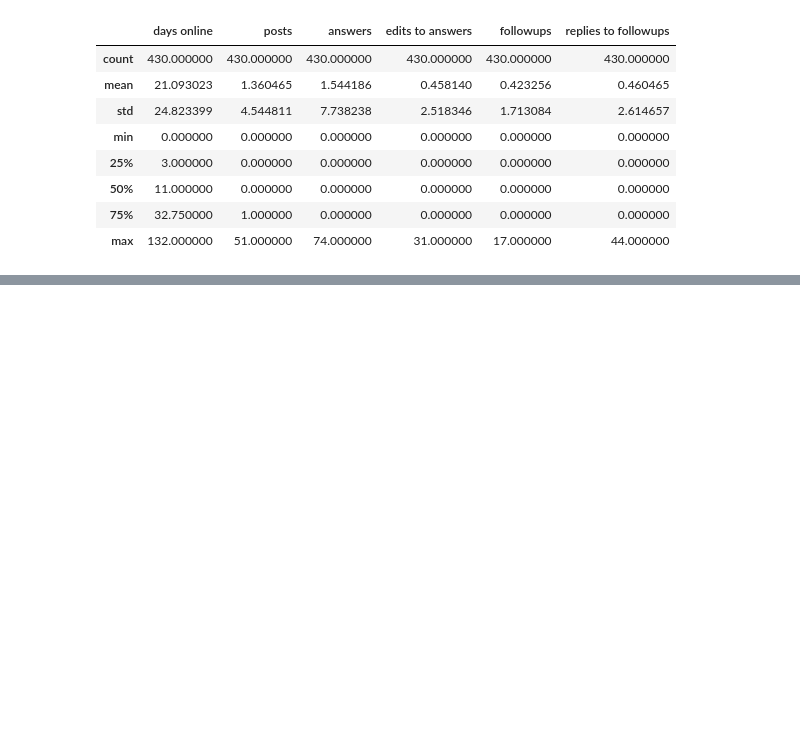
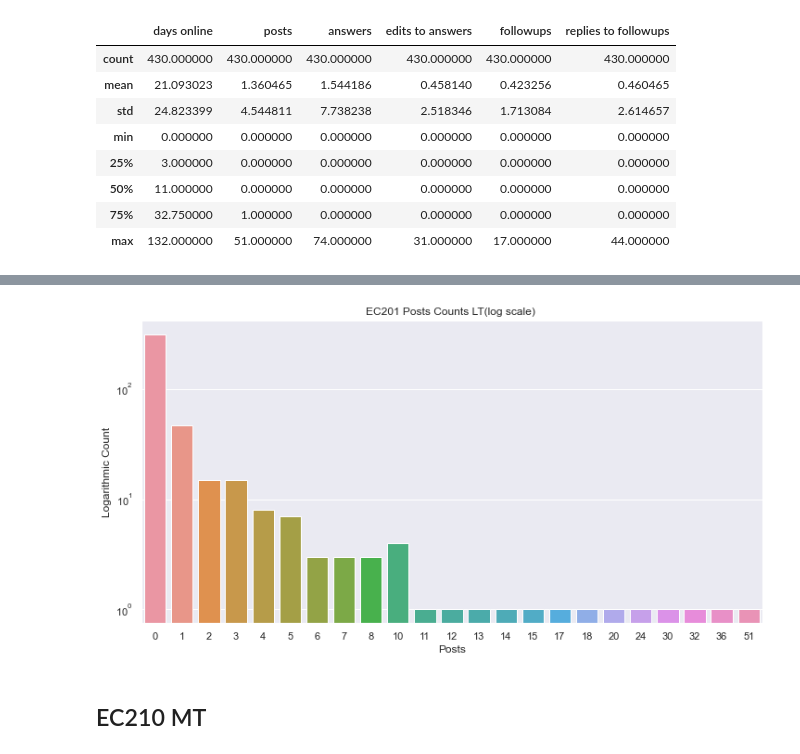
Before and after one commit to andresoats/ChangeMakers, a Jupyter notebook: Changemakers.ipynb, the cells around one changed output, grey strips where cells are left out. Drawn from its saved outputs; the diff is of its cells as text; code cells hidden in the pictures; blank space fills up the shorter version.

```diff
--- a/Changemakers.ipynb
+++ b/Changemakers.ipynb
@@ -366,0 +411,16 @@ plt.show()
+# %%
+plt.figure(figsize=(12, 6))
+
+sns.countplot(x="posts", data=EC210_LT)
+
+plt.yscale('log')
+plt.title("EC201 Posts Counts LT(log scale) ")
+
+plt.xlabel("Posts")
+plt.ylabel("Logarithmic Count")
+
+plt.show()
+# %% [output]
+[figure, added]
+# %% [markdown]
+## EC210 MT
```
Also changed, not shown: parts of 82 cells of this notebook.
